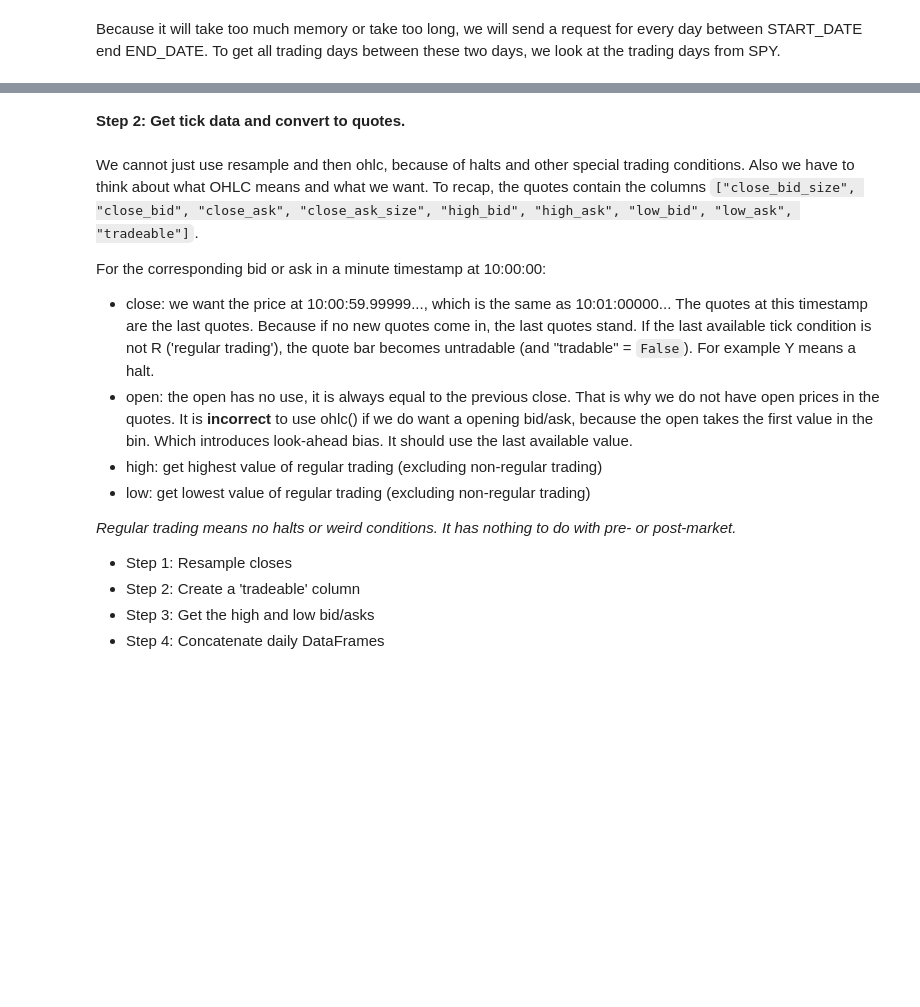
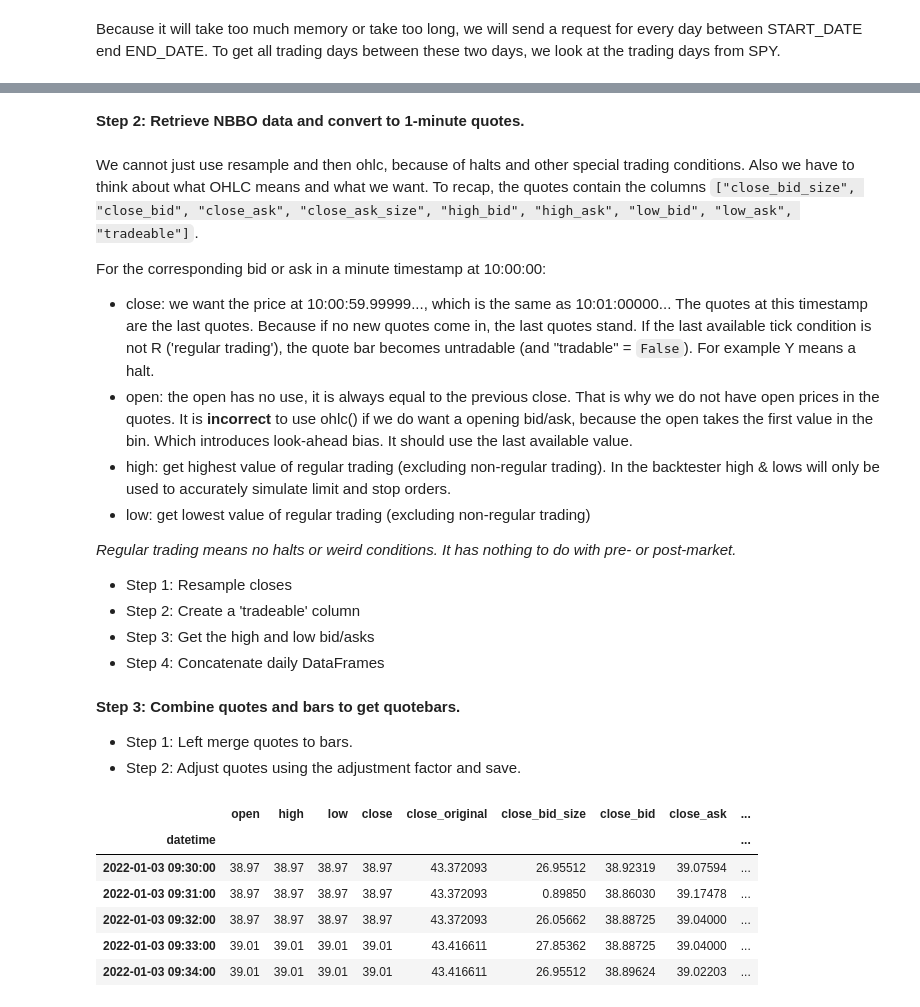
Before and after one commit to shinathan/QSExtended, a Jupyter notebook: data_import_alpaca_tick.ipynb, the cells around one changed output, grey strips where cells are left out. Saved outputs shown, nothing was run; the diff lists cells and outputs as text; code cells hidden in the pictures; blank space fills up the shorter version.

Commit message:
Finished data_import_alpaca_tick; fixed some other errors

```diff
--- a/data_import_alpaca_tick.ipynb
+++ b/data_import_alpaca_tick.ipynb
@@ -100,5 +118,5 @@ KeyboardInterrupt:
 # %% [markdown]
-**Step 2: Get tick data and convert to quotes.**
+**Step 2: Retrieve NBBO data and convert to 1-minute quotes.**
 # %% [markdown]
 We cannot just use resample and then ohlc, because of halts and other special trading conditions. Also we have to think about what OHLC means and what we want. To recap, the quotes contain the columns <code>["close_bid_size", "close_bid", "close_ask", "close_ask_size", "high_bid", "high_ask", "low_bid", "low_ask", "tradeable"]</code>.
 
@@ -106,7 +124,7 @@ For the corresponding bid or ask in a minute timestamp at 10:00:00:
 
 * close: we want the price at 10:00:59.99999..., which is the same as 10:01:00000... The quotes at this timestamp are the last quotes. Because if no new quotes come in, the last quotes stand. If the last available tick condition is not R ('regular trading'), the quote bar becomes untradable (and "tradable" = <code>False</code>). For example Y means a halt.
 * open: the open has no use, it is always equal to the previous close. That is why we do not have open prices in the quotes. It is **incorrect** to use ohlc() if we do want a opening bid/ask, because the open takes the first value in the bin. Which introduces look-ahead bias. It should use the last available value.
-* high: get highest value of regular trading (excluding non-regular trading)
+* high: get highest value of regular trading (excluding non-regular trading). In the backtester high & lows will only be used to accurately simulate limit and stop orders.
 * low: get lowest value of regular trading (excluding non-regular trading)
 
 *Regular trading means no halts or weird conditions. It has nothing to do with pre- or post-market.*
@@ -233,3 +267,8 @@ for stock in SYMBOL_LIST:
 
     quote_df.to_csv(f"../data/alpaca/processed/m1/quotes/{stock}.csv")
     print(f"{datetime.utcnow().replace(microsecond=0)} | {stock} | Processed tick data to quotes")
+# %% [markdown]
+**Step 3: Combine quotes and bars to get quotebars.**
+
+* Step 1: Left merge quotes to bars.
+* Step 2: Adjust quotes using the adjustment factor and save.
@@ -235,0 +331,16 @@ for stock in SYMBOL_LIST:
+# %%
+example = pd.read_csv(
+                f"../data/alpaca/processed/m1/quotebars/DEM.csv",
+                index_col="datetime",
+                parse_dates=True,
+                nrows=5
+            )
+example
+# %% [output]
+|  | open | high | low | close | close_original | close_bid_size | close_bid | close_ask | ... |
+| datetime |  |  |  |  |  |  |  |  | ... |
+| 2022-01-03 09:30:00 | 38.97 | 38.97 | 38.97 | 38.97 | 43.372093 | 26.95512 | 38.92319 | 39.07594 | ... |
+| 2022-01-03 09:31:00 | 38.97 | 38.97 | 38.97 | 38.97 | 43.372093 | 0.89850 | 38.86030 | 39.17478 | ... |
+| 2022-01-03 09:32:00 | 38.97 | 38.97 | 38.97 | 38.97 | 43.372093 | 26.05662 | 38.88725 | 39.04000 | ... |
+| 2022-01-03 09:33:00 | 39.01 | 39.01 | 39.01 | 39.01 | 43.416611 | 27.85362 | 38.88725 | 39.04000 | ... |
+| 2022-01-03 09:34:00 | 39.01 | 39.01 | 39.01 | 39.01 | 43.416611 | 26.95512 | 38.89624 | 39.02203 | ... |
```
Also changed, not shown: parts of 14 cells of this notebook, 2 other files.
